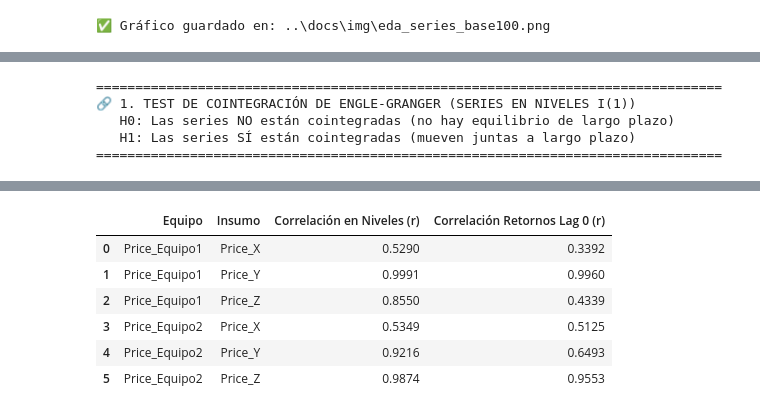
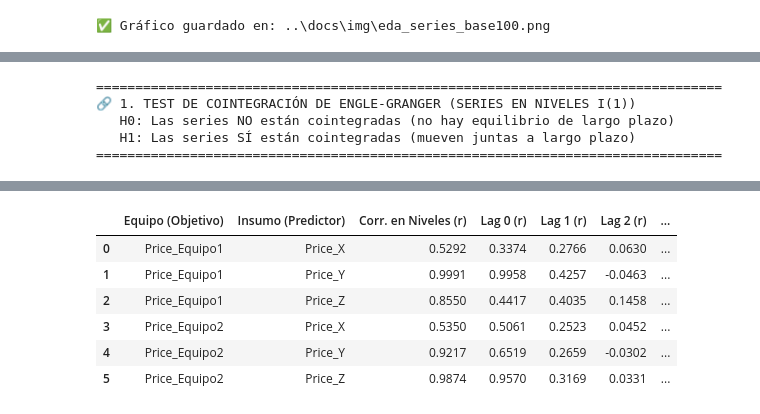
Before and after one commit to jairochoa/technical_test_dtknw, a Jupyter notebook: notebooks/01_eda.ipynb, the cells around one changed output, grey strips where cells are left out. Drawn from its saved outputs; the diff is of its cells as text; code cells hidden in the pictures.

```diff
--- a/notebooks/01_eda.ipynb
+++ b/notebooks/01_eda.ipynb
@@ -438,17 +412,0 @@ display(df_granger_res)
-# %%
-# ==============================================================================
-# PASO 1: RESAMPLING MENSUAL (Promedio mensual para suavizar ruido diario)
-# ==============================================================================
-
-# Resumir a fin de mes usando la media (puede cambiarse a .last() si prefieres el cierre de mes)
-df_mensual = df_historico.resample("ME").mean()
-
-print("=" * 65)
-print("📅 INSPECCIÓN DE SERIE MENSUAL (Resampled: Month-End Mean)")
-print("=" * 65)
-print(f"• Dimensiones       : {df_mensual.shape[0]} meses × {df_mensual.shape[1]} variables")
-print(f"• Rango de fechas   : {df_mensual.index.min().strftime('%Y-%m')} hasta {df_mensual.index.max().strftime('%Y-%m')}")
-print(f"• Nulos en dataset  : {df_mensual.isnull().sum().sum()}")
-print("=" * 65 + "\n")
-
-display(df_mensual.head(3))
@@ -567,10 +530,6 @@ display(df_granger_mensual)
 from statsmodels.tsa.stattools import coint
 import scipy.stats as stats
 
-# ==============================================================================
-# DIAGNÓSTICO AVANZADO: COINTEGRACIÓN Y CORRELACIÓN CONTEMPORÁNEA
-# (Para resolver la paradoja visual de Price_Z vs Price_Equipo2)
-# ==============================================================================
 
 print("=" * 80)
 print("🔗 1. TEST DE COINTEGRACIÓN DE ENGLE-GRANGER (SERIES EN NIVELES I(1))")
@@ -608,28 +567,58 @@ print(
 )
 print("=" * 80)
 
-corr_data = []
+# ==============================================================================
+# FUNCIÓN DE CORRELACIÓN CRUZADA (CCF): NIVELES Y RETORNOS MENSUALES (LAGS 0 A 6)
+# ==============================================================================
+
+# 1. Calcular retornos logarítmicos mensuales I(0)
+df_retornos = np.log(df_mensual / df_mensual.shift(1)).dropna()
+
+insumos = ["Price_X", "Price_Y", "Price_Z"]
+equipos = ["Price_Equipo1", "Price_Equipo2"]
+max_lags = 6
+
+resultados_ccf = []
+
 for eq in equipos:
     for ins in insumos:
-        # Correlación en niveles (Precio real)
-        r_niveles, _ = stats.pearsonr(df_mensual[eq], df_mensual[ins])
+        # 2. Calcular la correlación contemporánea en NIVELES I(1)
+        data_niveles = df_mensual[[eq, ins]].dropna()
+        r_niveles, _ = stats.pearsonr(data_niveles[eq], data_niveles[ins])
 
-        # Correlación en retornos mensuales (Cambio porcentual simultáneo)
-        ret_eq = df_mensual[eq].pct_change().dropna()
-        ret_ins = df_mensual[ins].pct_change().dropna()
-        r_retornos, _ = stats.pearsonr(ret_eq, ret_ins)
+        # 3. Inicializar la fila ubicando "Corr. en Niveles (r)" justo después del insumo
+        fila = {
+            "Equipo (Objetivo)": eq,
+            "Insumo (Predictor)": ins,
+            "Corr. en Niveles (r)": round(r_niveles, 4),
+        }
 
-        corr_data.append(
-            {
-                "Equipo": eq,
-                "Insumo": ins,
-                "Correlación en Niveles (r)": round(r_niveles, 4),
-                "Correlación Retornos Lag 0 (r)": round(r_retornos, 4),
-            }
-        )
+        # 4. Iterar desde Lag 0 (Contemporáneo) hasta Lag 6 en RETORNOS
+        for lag in range(max_lags + 1):
+            if lag == 0:
+                s_eq = df_retornos[eq]
+                s_ins = df_retornos[ins]
+            else:
+                # Alineamos el Equipo en (t) con el Insumo en (t - lag)
+                s_eq = df_retornos[eq].iloc[lag:]
+                s_ins = df_retornos[ins].shift(lag).dropna()
 
-df_corr_res = pd.DataFrame(corr_data)
-display(df_corr_res)
+            r_val, _ = stats.pearsonr(s_eq, s_ins)
+            fila[f"Lag {lag} (r)"] = round(r_val, 4)
+
+        resultados_ccf.append(fila)
+
+df_ccf_res = pd.DataFrame(resultados_ccf)
+
+print("=" * 105)
+print(
+    "📊 MATRIZ DE CORRELACIÓN CRUZADA (Niveles Contemporáneos + Retornos Lags 0 a 6)"
+)
+print(
+    "   * Mide la fuerza lineal en niveles y en Δln(Equipo_t) vs Δln(Insumo_{t-k}) en escala [-1, 1] *"
+)
+print("=" * 105)
+display(df_ccf_res)
 # %% [output]
 ================================================================================
 🔗 1. TEST DE COINTEGRACIÓN DE ENGLE-GRANGER (SERIES EN NIVELES I(1))
@@ -649,7 +642,7 @@ display(df_corr_res)
-|  | Equipo | Insumo | Correlación en Niveles (r) | Correlación Retornos Lag 0 (r) |
-| 0 | Price_Equipo1 | Price_X | 0.5290 | 0.3392 |
-| 1 | Price_Equipo1 | Price_Y | 0.9991 | 0.9960 |
-| 2 | Price_Equipo1 | Price_Z | 0.8550 | 0.4339 |
-| 3 | Price_Equipo2 | Price_X | 0.5349 | 0.5125 |
-| 4 | Price_Equipo2 | Price_Y | 0.9216 | 0.6493 |
-| 5 | Price_Equipo2 | Price_Z | 0.9874 | 0.9553 |
+|  | Equipo (Objetivo) | Insumo (Predictor) | Corr. en Niveles (r) | Lag 0 (r) | Lag 1 (r) | Lag 2 (r) | ... |
+| 0 | Price_Equipo1 | Price_X | 0.5292 | 0.3374 | 0.2766 | 0.0630 | ... |
+| 1 | Price_Equipo1 | Price_Y | 0.9991 | 0.9958 | 0.4257 | -0.0463 | ... |
+| 2 | Price_Equipo1 | Price_Z | 0.8550 | 0.4417 | 0.4035 | 0.1458 | ... |
+| 3 | Price_Equipo2 | Price_X | 0.5350 | 0.5061 | 0.2523 | 0.0452 | ... |
+| 4 | Price_Equipo2 | Price_Y | 0.9217 | 0.6519 | 0.2659 | -0.0302 | ... |
+| 5 | Price_Equipo2 | Price_Z | 0.9874 | 0.9570 | 0.3169 | 0.0331 | ... |
```
Also changed, not shown: parts of 27 cells of this notebook, 2 other files.
